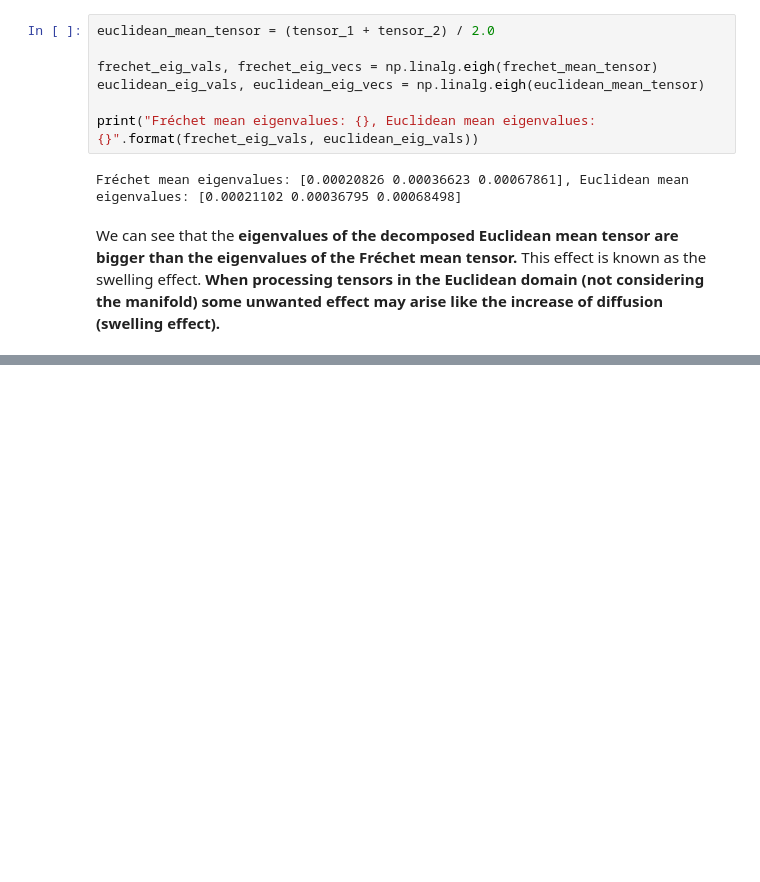
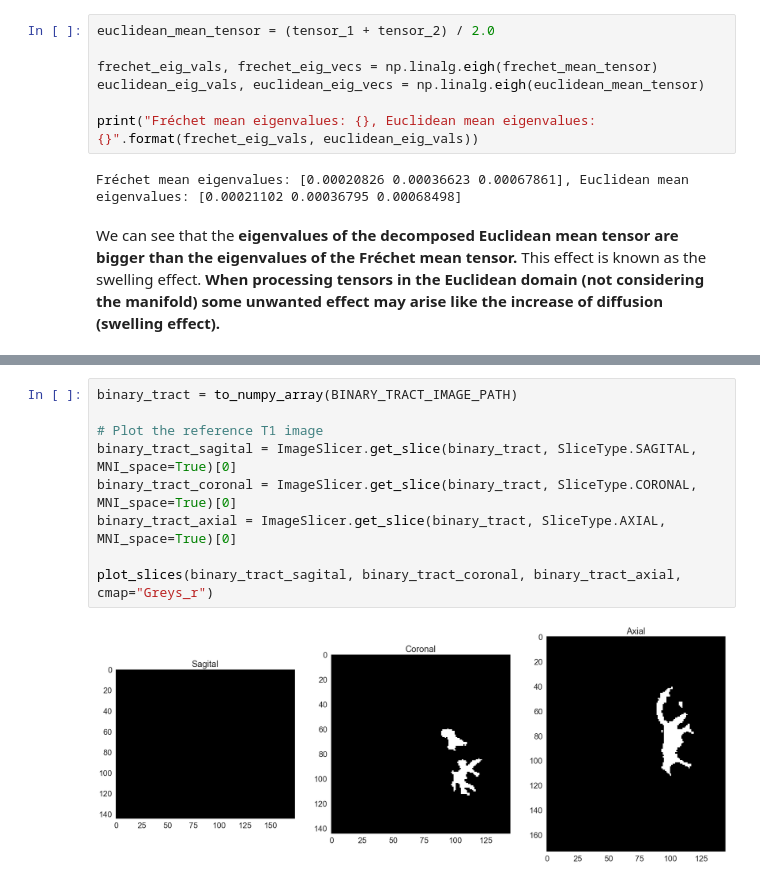
Before and after one commit to banctilrobitaille/LogEuclidean-Intro, a Jupyter notebook: LogEuclideanIntro.ipynb, the cells around one changed output, grey strips where cells are left out. Drawn from its saved outputs; the diff is of its cells as text; blank space fills up the shorter version.

```diff
--- a/LogEuclideanIntro.ipynb
+++ b/LogEuclideanIntro.ipynb
@@ -375,0 +427,11 @@ We can see that the **eigenvalues of the decomposed Euclidean mean tensor are bi
+# %%
+binary_tract = to_numpy_array(BINARY_TRACT_IMAGE_PATH)
+
+# Plot the reference T1 image
+binary_tract_sagital = ImageSlicer.get_slice(binary_tract, SliceType.SAGITAL, MNI_space=True)[0]
+binary_tract_coronal = ImageSlicer.get_slice(binary_tract, SliceType.CORONAL, MNI_space=True)[0]
+binary_tract_axial = ImageSlicer.get_slice(binary_tract, SliceType.AXIAL, MNI_space=True)[0]
+
+plot_slices(binary_tract_sagital, binary_tract_coronal, binary_tract_axial, cmap="Greys_r")
+# %% [output]
+[figure, added]
```
Also changed, not shown: parts of 9 cells of this notebook, 6 other files.
